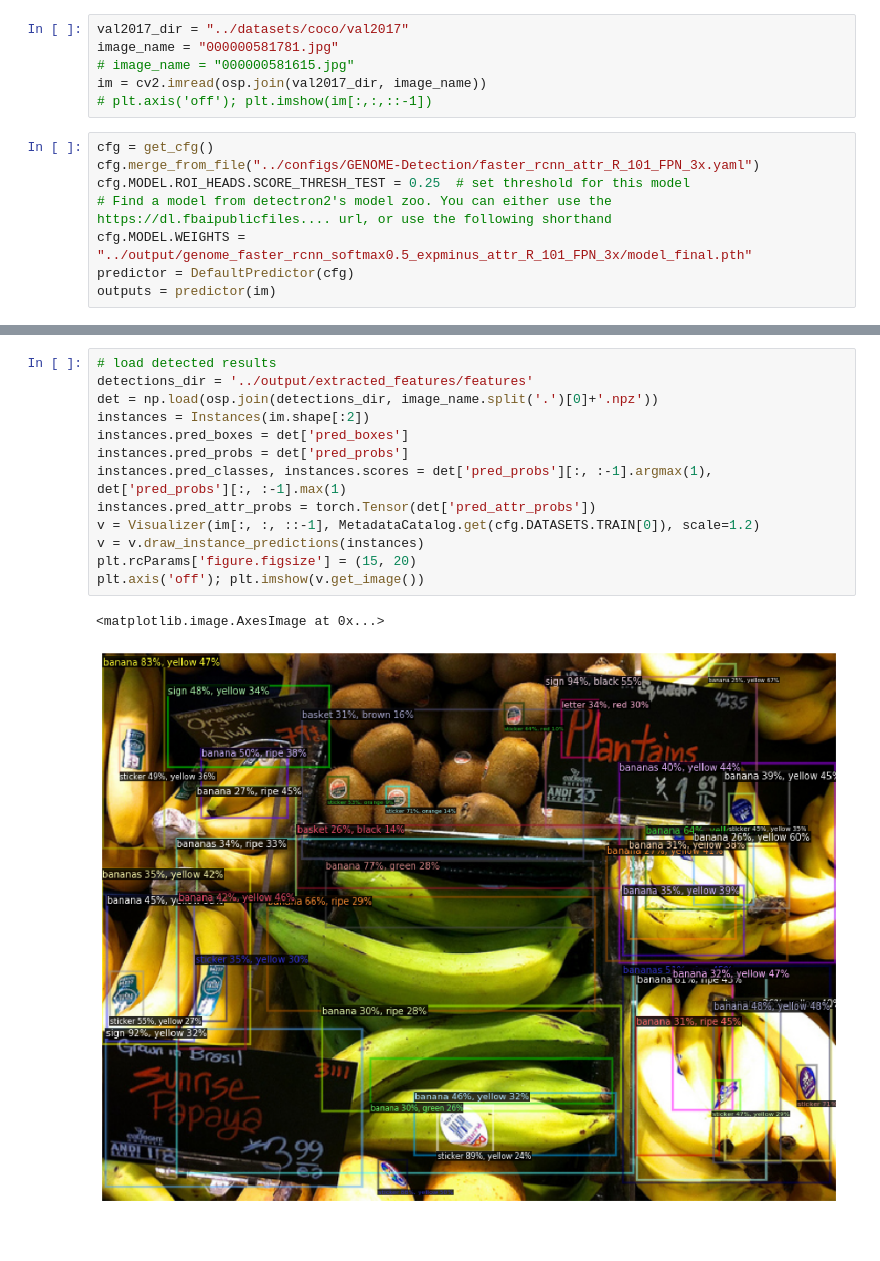
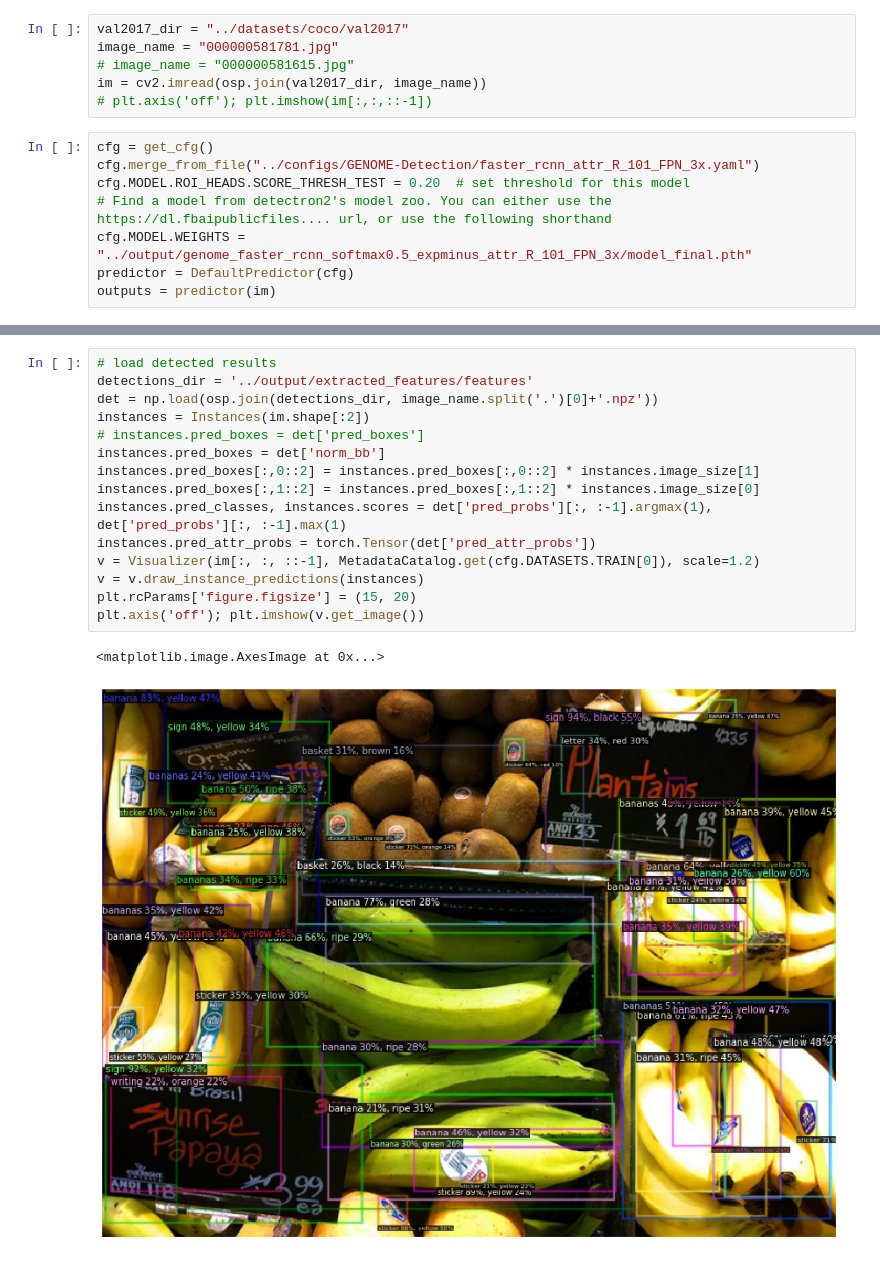
Before and after one commit to lichengunc/detectron2, a Jupyter notebook: ipynbs/check_extract_feats.ipynb, the cells around one changed output, grey strips where cells are left out. Drawn from its saved outputs; the diff is of its cells as text.

Commit message:
some tests

```diff
--- a/ipynbs/check_extract_feats.ipynb
+++ b/ipynbs/check_extract_feats.ipynb
@@ -42,7 +42,7 @@ im = cv2.imread(osp.join(val2017_dir, image_name))
 # %%
 cfg = get_cfg()
 cfg.merge_from_file("../configs/GENOME-Detection/faster_rcnn_attr_R_101_FPN_3x.yaml")
-cfg.MODEL.ROI_HEADS.SCORE_THRESH_TEST = 0.25  # set threshold for this model
+cfg.MODEL.ROI_HEADS.SCORE_THRESH_TEST = 0.20  # set threshold for this model
 # Find a model from detectron2's model zoo. You can either use the https://dl.fbaipublicfiles.... url, or use the following shorthand
 cfg.MODEL.WEIGHTS = "../output/genome_faster_rcnn_softmax0.5_expminus_attr_R_101_FPN_3x/model_final.pth"
 predictor = DefaultPredictor(cfg)
@@ -61,19 +61,21 @@ plt.axis('off'); plt.imshow(v.get_image())
 # %%
 # load detected results
 detections_dir = '../output/extracted_features/features'
 det = np.load(osp.join(detections_dir, image_name.split('.')[0]+'.npz'))
 instances = Instances(im.shape[:2])
-instances.pred_boxes = det['pred_boxes']
-instances.pred_probs = det['pred_probs']
+# instances.pred_boxes = det['pred_boxes']
+instances.pred_boxes = det['norm_bb']
+instances.pred_boxes[:,0::2] = instances.pred_boxes[:,0::2] * instances.image_size[1]
+instances.pred_boxes[:,1::2] = instances.pred_boxes[:,1::2] * instances.image_size[0]
 instances.pred_classes, instances.scores = det['pred_probs'][:, :-1].argmax(1), det['pred_probs'][:, :-1].max(1)
 instances.pred_attr_probs = torch.Tensor(det['pred_attr_probs'])
 v = Visualizer(im[:, :, ::-1], MetadataCatalog.get(cfg.DATASETS.TRAIN[0]), scale=1.2)
 v = v.draw_instance_predictions(instances)
 plt.rcParams['figure.figsize'] = (15, 20)
 plt.axis('off'); plt.imshow(v.get_image())
 # %% [output]
 <matplotlib.image.AxesImage at 0x...>
-[figure, old version]
+[figure, new version]
 # %%
 # the detected boxes should be exactly same
 print(outputs["instances"].to("cpu").pred_boxes.tensor.numpy().shape)
```
Also changed, not shown: parts of 6 cells of this notebook, 3 other files.
